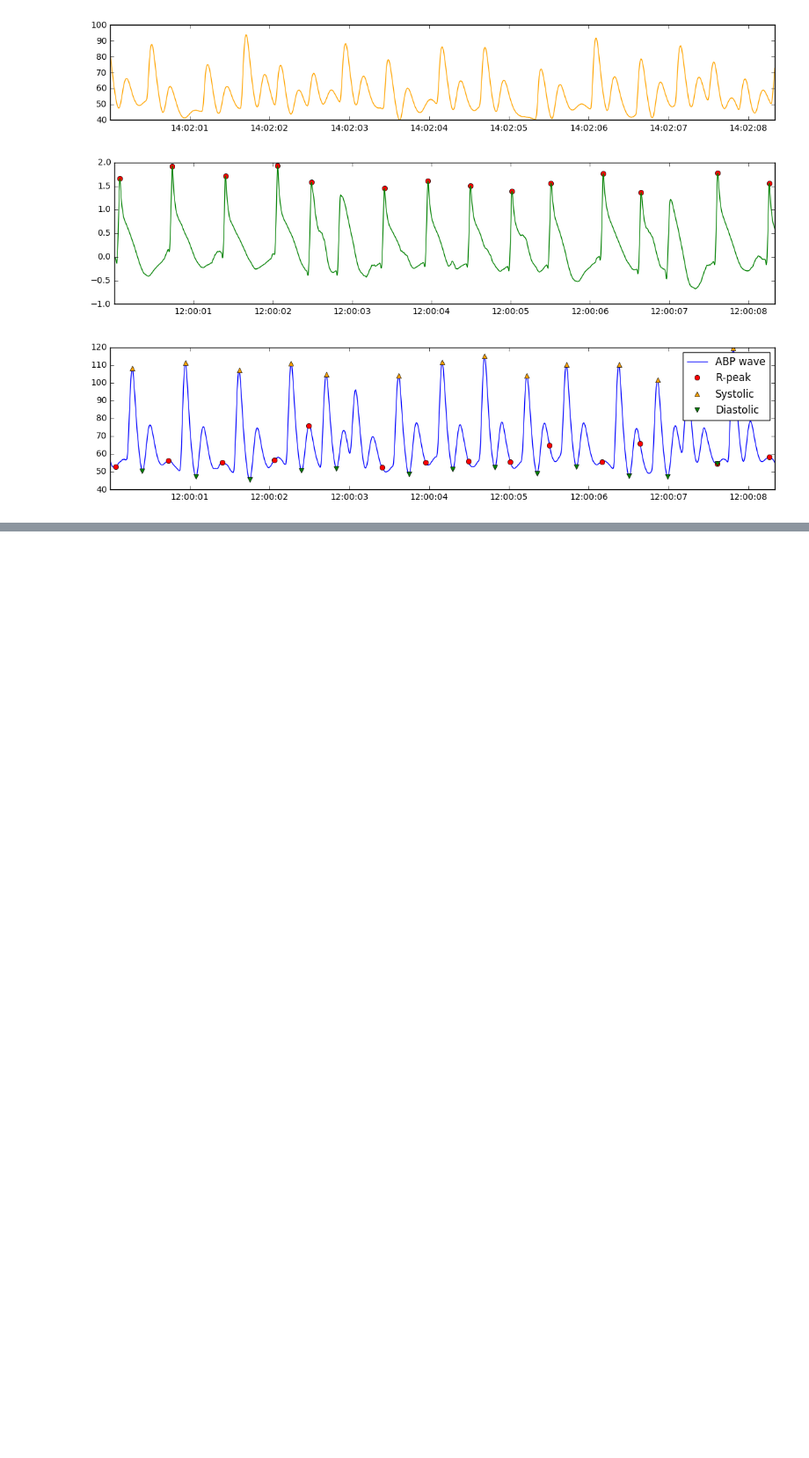
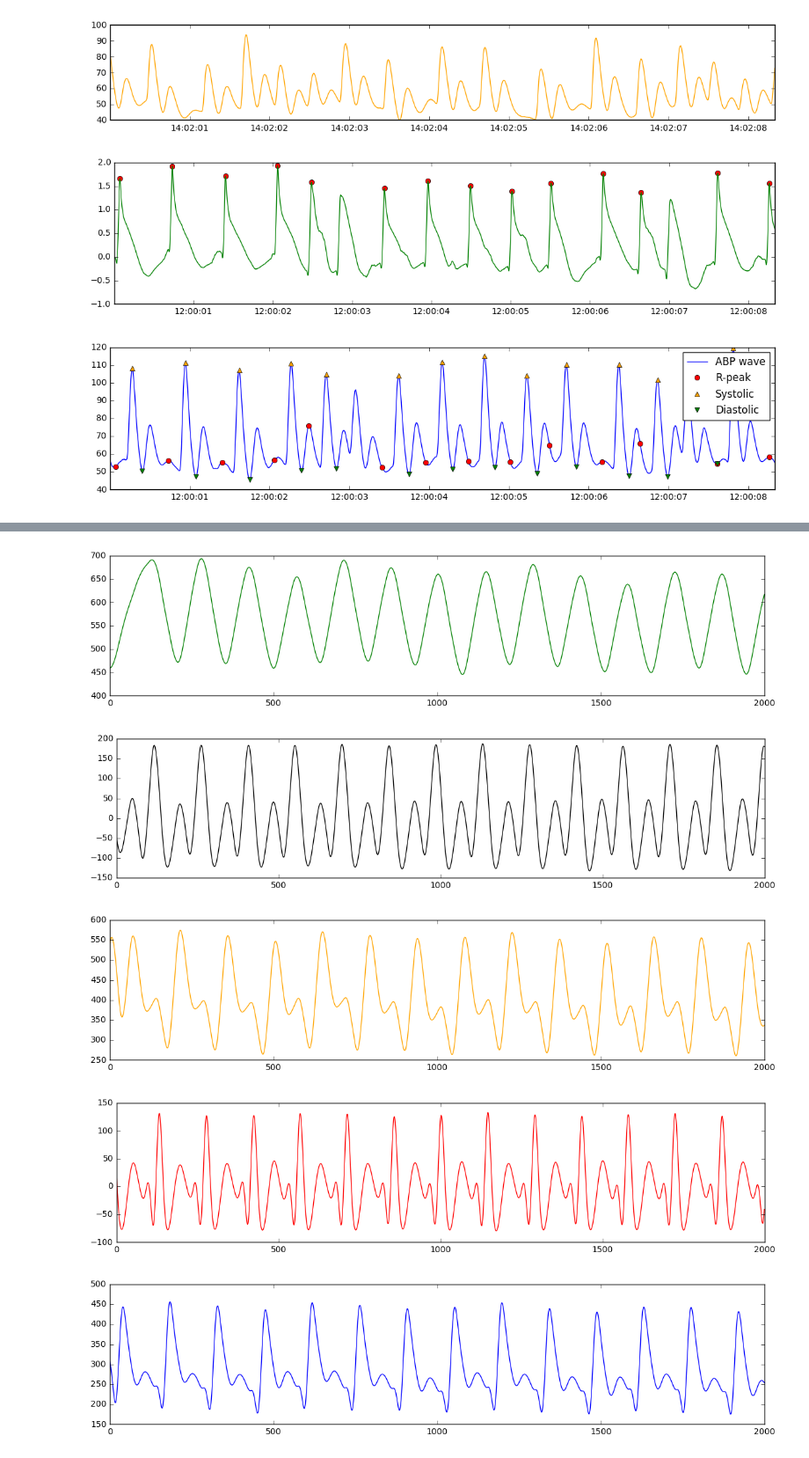
Before and after one commit to CONDUITlab/abp, a Jupyter notebook: ABP_Irregular_Waves.ipynb, the cells around one changed output, grey strips where cells are left out. Shown at 88% size. Saved outputs shown, nothing was run; the diff lists cells and outputs as text; code cells hidden in the pictures; blank space fills up the shorter version.

Commit message:
PyWavelets and wavelet analysis

```diff
--- a/ABP_Irregular_Waves.ipynb
+++ b/ABP_Irregular_Waves.ipynb
@@ -114,0 +129,33 @@ plt.show()
+# %%
+#15000
+abp_a_signal_swt = wavesA.head(15000)['AR1']
+
+db4 = pywt.Wavelet('db4')
+
+(cA6, cD6),(cA5, cD5), (cA4, cD4), (cA3, cD3), (cA2, cD2), (cA1, cD1) = pywt.swt(abp_a_signal_swt, db4, level=6)
+
+plt.figure(num=7, figsize=(14, 3))
+plt.plot(cA6[:2000], color='green', label='cA6')
+
+plt.figure(num=8, figsize=(14, 3))
+plt.plot(cD6[:2000], color='black', label='cD6')
+
+plt.figure(num=9, figsize=(14, 3))
+plt.plot(cA5[:2000], color='orange', label='cA5')
+
+plt.figure(num=10, figsize=(14, 3))
+plt.plot(cD5[:2000], color='red', label='cD5')
+
+plt.figure(num=11, figsize=(14, 3))
+plt.plot(cA4[:2000], color='blue', label='cA4')
+
+plt.figure(num=12, figsize=(14, 3))
+plt.plot(cD4[:2000], color='purple', label='cD4')
+
+plt.show()
+# %% [output]
+[figure, added]
+[figure, added]
+[figure, added]
+[figure, added]
+[figure, added]
```
Also changed, not shown: parts of 3 cells of this notebook.
